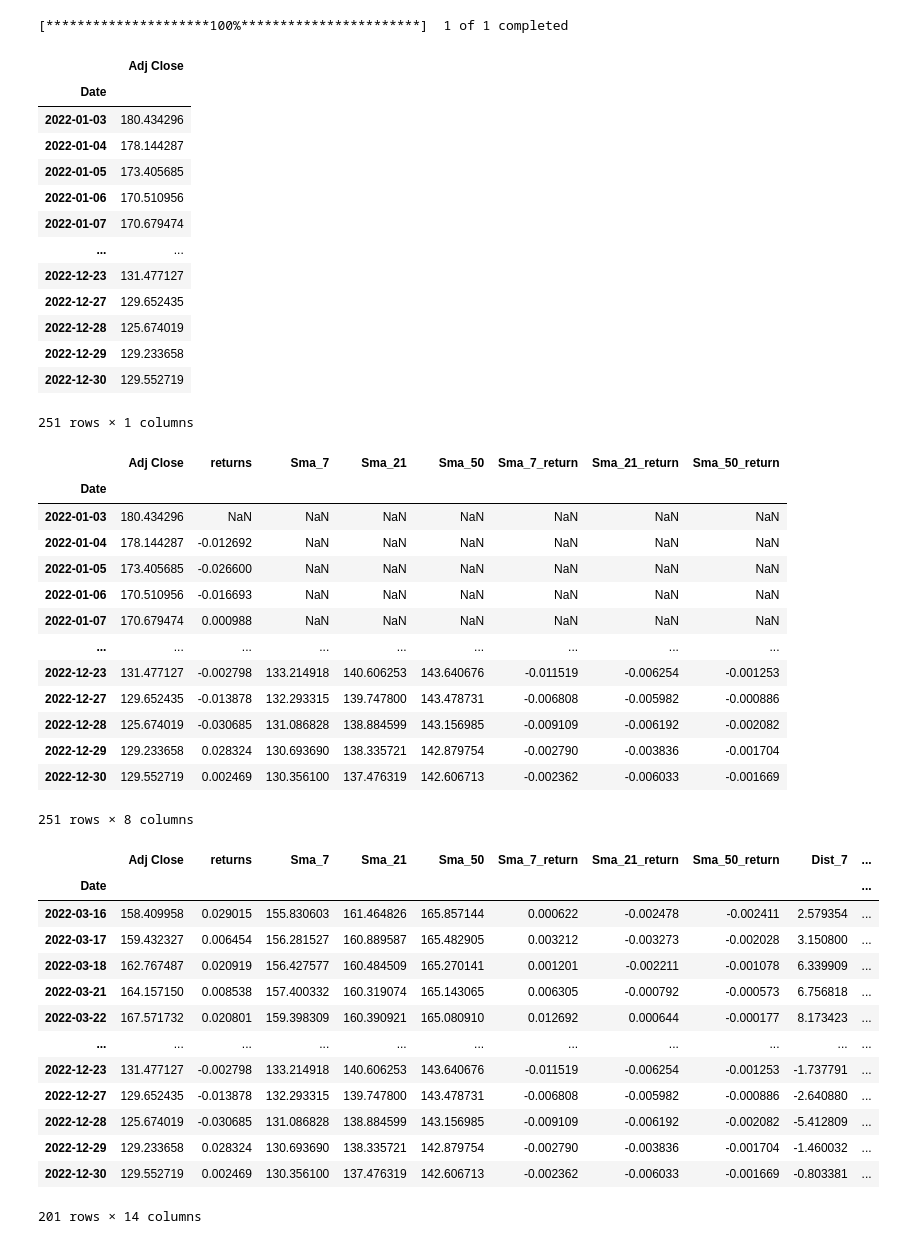
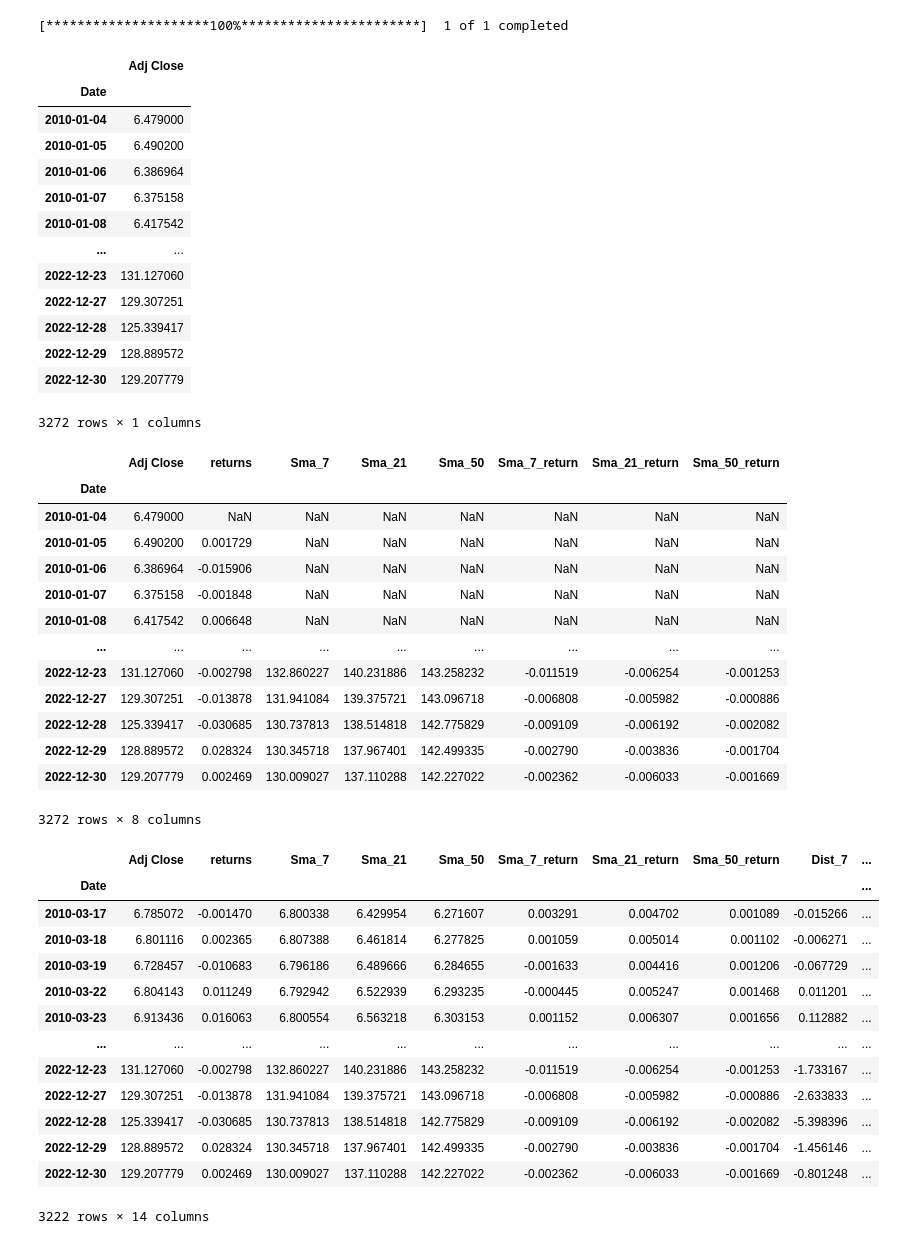
Before and after one commit to caiquemiranda/github-machine-learning-trading, a Jupyter notebook: notebook_/analitics_distance.ipynb, the cells around one changed output. Drawn from its saved outputs; the diff is of its cells as text; code cells hidden in the pictures.

```diff
--- a/notebook_/analitics_distance.ipynb
+++ b/notebook_/analitics_distance.ipynb
@@ -14,28 +14,28 @@ mpl.rcParams['font.family'] = 'serif'
 # %%
 #import dados
 import yfinance as yf
 
 df_analise = yf.download("AAPL",
-                        start="2022-01-01",
+                        start="2010-01-01",
                         end="2023-01-01")["Adj Close"]
 df_analise = pd.DataFrame(df_analise)
 df_analise
 # %% [output]
 [*********************100%***********************]  1 of 1 completed
 |  | Adj Close |
 | Date |  |
-| 2022-01-03 | 180.434296 |
-| 2022-01-04 | 178.144287 |
-| 2022-01-05 | 173.405685 |
-| 2022-01-06 | 170.510956 |
-| 2022-01-07 | 170.679474 |
+| 2010-01-04 | 6.479000 |
+| 2010-01-05 | 6.490200 |
+| 2010-01-06 | 6.386964 |
+| 2010-01-07 | 6.375158 |
+| 2010-01-08 | 6.417542 |
 | ... | ... |
-| 2022-12-23 | 131.477127 |
-| 2022-12-27 | 129.652435 |
-| 2022-12-28 | 125.674019 |
-| 2022-12-29 | 129.233658 |
-| 2022-12-30 | 129.552719 |
+| 2022-12-23 | 131.127060 |
+| 2022-12-27 | 129.307251 |
+| 2022-12-28 | 125.339417 |
+| 2022-12-29 | 128.889572 |
+| 2022-12-30 | 129.207779 |
-251 rows × 1 columns
+3272 rows × 1 columns
 # %%
 df_analise['returns'] = df_analise['Adj Close'].pct_change()
 # %%
@@ -52,18 +52,18 @@ df_analise
 # %% [output]
 |  | Adj Close | returns | Sma_7 | Sma_21 | Sma_50 | Sma_7_return | Sma_21_return | Sma_50_return |
 | Date |  |  |  |  |  |  |  |  |
-| 2022-01-03 | 180.434296 | NaN | NaN | NaN | NaN | NaN | NaN | NaN |
-| 2022-01-04 | 178.144287 | -0.012692 | NaN | NaN | NaN | NaN | NaN | NaN |
-| 2022-01-05 | 173.405685 | -0.026600 | NaN | NaN | NaN | NaN | NaN | NaN |
-| 2022-01-06 | 170.510956 | -0.016693 | NaN | NaN | NaN | NaN | NaN | NaN |
-| 2022-01-07 | 170.679474 | 0.000988 | NaN | NaN | NaN | NaN | NaN | NaN |
+| 2010-01-04 | 6.479000 | NaN | NaN | NaN | NaN | NaN | NaN | NaN |
+| 2010-01-05 | 6.490200 | 0.001729 | NaN | NaN | NaN | NaN | NaN | NaN |
+| 2010-01-06 | 6.386964 | -0.015906 | NaN | NaN | NaN | NaN | NaN | NaN |
+| 2010-01-07 | 6.375158 | -0.001848 | NaN | NaN | NaN | NaN | NaN | NaN |
+| 2010-01-08 | 6.417542 | 0.006648 | NaN | NaN | NaN | NaN | NaN | NaN |
 | ... | ... | ... | ... | ... | ... | ... | ... | ... |
-| 2022-12-23 | 131.477127 | -0.002798 | 133.214918 | 140.606253 | 143.640676 | -0.011519 | -0.006254 | -0.001253 |
-| 2022-12-27 | 129.652435 | -0.013878 | 132.293315 | 139.747800 | 143.478731 | -0.006808 | -0.005982 | -0.000886 |
-| 2022-12-28 | 125.674019 | -0.030685 | 131.086828 | 138.884599 | 143.156985 | -0.009109 | -0.006192 | -0.002082 |
-| 2022-12-29 | 129.233658 | 0.028324 | 130.693690 | 138.335721 | 142.879754 | -0.002790 | -0.003836 | -0.001704 |
-| 2022-12-30 | 129.552719 | 0.002469 | 130.356100 | 137.476319 | 142.606713 | -0.002362 | -0.006033 | -0.001669 |
+| 2022-12-23 | 131.127060 | -0.002798 | 132.860227 | 140.231886 | 143.258232 | -0.011519 | -0.006254 | -0.001253 |
+| 2022-12-27 | 129.307251 | -0.013878 | 131.941084 | 139.375721 | 143.096718 | -0.006808 | -0.005982 | -0.000886 |
+| 2022-12-28 | 125.339417 | -0.030685 | 130.737813 | 138.514818 | 142.775829 | -0.009109 | -0.006192 | -0.002082 |
+| 2022-12-29 | 128.889572 | 0.028324 | 130.345718 | 137.967401 | 142.499335 | -0.002790 | -0.003836 | -0.001704 |
+| 2022-12-30 | 129.207779 | 0.002469 | 130.009027 | 137.110288 | 142.227022 | -0.002362 | -0.006033 | -0.001669 |
-251 rows × 8 columns
+3272 rows × 8 columns
 # %%
 df_analise.dropna(inplace=True)
 # %%
@@ -79,16 +79,16 @@ df_analise
 # %% [output]
 |  | Adj Close | returns | Sma_7 | Sma_21 | Sma_50 | Sma_7_return | Sma_21_return | Sma_50_return | Dist_7 | ... |
 | Date |  |  |  |  |  |  |  |  |  | ... |
-| 2022-03-16 | 158.409958 | 0.029015 | 155.830603 | 161.464826 | 165.857144 | 0.000622 | -0.002478 | -0.002411 | 2.579354 | ... |
-| 2022-03-17 | 159.432327 | 0.006454 | 156.281527 | 160.889587 | 165.482905 | 0.003212 | -0.003273 | -0.002028 | 3.150800 | ... |
-| 2022-03-18 | 162.767487 | 0.020919 | 156.427577 | 160.484509 | 165.270141 | 0.001201 | -0.002211 | -0.001078 | 6.339909 | ... |
-| 2022-03-21 | 164.157150 | 0.008538 | 157.400332 | 160.319074 | 165.143065 | 0.006305 | -0.000792 | -0.000573 | 6.756818 | ... |
-| 2022-03-22 | 167.571732 | 0.020801 | 159.398309 | 160.390921 | 165.080910 | 0.012692 | 0.000644 | -0.000177 | 8.173423 | ... |
+| 2010-03-17 | 6.785072 | -0.001470 | 6.800338 | 6.429954 | 6.271607 | 0.003291 | 0.004702 | 0.001089 | -0.015266 | ... |
+| 2010-03-18 | 6.801116 | 0.002365 | 6.807388 | 6.461814 | 6.277825 | 0.001059 | 0.005014 | 0.001102 | -0.006271 | ... |
+| 2010-03-19 | 6.728457 | -0.010683 | 6.796186 | 6.489666 | 6.284655 | -0.001633 | 0.004416 | 0.001206 | -0.067729 | ... |
+| 2010-03-22 | 6.804143 | 0.011249 | 6.792942 | 6.522939 | 6.293235 | -0.000445 | 0.005247 | 0.001468 | 0.011201 | ... |
+| 2010-03-23 | 6.913436 | 0.016063 | 6.800554 | 6.563218 | 6.303153 | 0.001152 | 0.006307 | 0.001656 | 0.112882 | ... |
 | ... | ... | ... | ... | ... | ... | ... | ... | ... | ... | ... |
-| 2022-12-23 | 131.477127 | -0.002798 | 133.214918 | 140.606253 | 143.640676 | -0.011519 | -0.006254 | -0.001253 | -1.737791 | ... |
-| 2022-12-27 | 129.652435 | -0.013878 | 132.293315 | 139.747800 | 143.478731 | -0.006808 | -0.005982 | -0.000886 | -2.640880 | ... |
-| 2022-12-28 | 125.674019 | -0.030685 | 131.086828 | 138.884599 | 143.156985 | -0.009109 | -0.006192 | -0.002082 | -5.412809 | ... |
-| 2022-12-29 | 129.233658 | 0.028324 | 130.693690 | 138.335721 | 142.879754 | -0.002790 | -0.003836 | -0.001704 | -1.460032 | ... |
-| 2022-12-30 | 129.552719 | 0.002469 | 130.356100 | 137.476319 | 142.606713 | -0.002362 | -0.006033 | -0.001669 | -0.803381 | ... |
+| 2022-12-23 | 131.127060 | -0.002798 | 132.860227 | 140.231886 | 143.258232 | -0.011519 | -0.006254 | -0.001253 | -1.733167 | ... |
+| 2022-12-27 | 129.307251 | -0.013878 | 131.941084 | 139.375721 | 143.096718 | -0.006808 | -0.005982 | -0.000886 | -2.633833 | ... |
+| 2022-12-28 | 125.339417 | -0.030685 | 130.737813 | 138.514818 | 142.775829 | -0.009109 | -0.006192 | -0.002082 | -5.398396 | ... |
+| 2022-12-29 | 128.889572 | 0.028324 | 130.345718 | 137.967401 | 142.499335 | -0.002790 | -0.003836 | -0.001704 | -1.456146 | ... |
+| 2022-12-30 | 129.207779 | 0.002469 | 130.009027 | 137.110288 | 142.227022 | -0.002362 | -0.006033 | -0.001669 | -0.801248 | ... |
-201 rows × 14 columns
+3222 rows × 14 columns
 # %%
```
Also changed, not shown: parts of 4 cells of this notebook.
